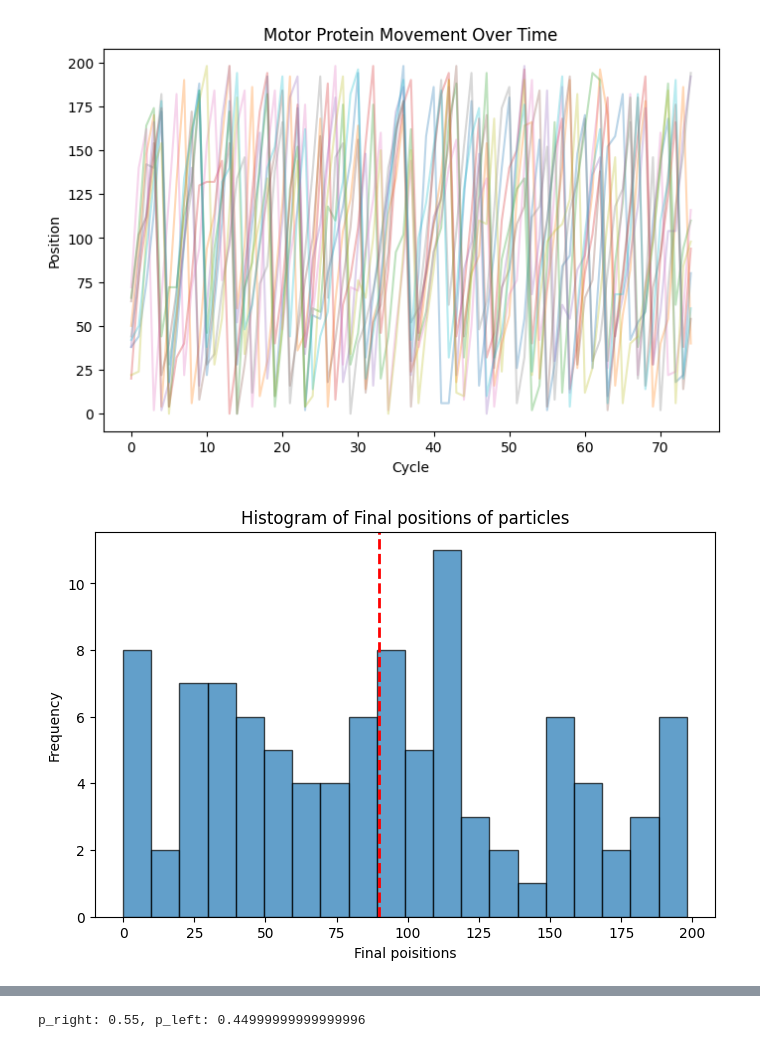
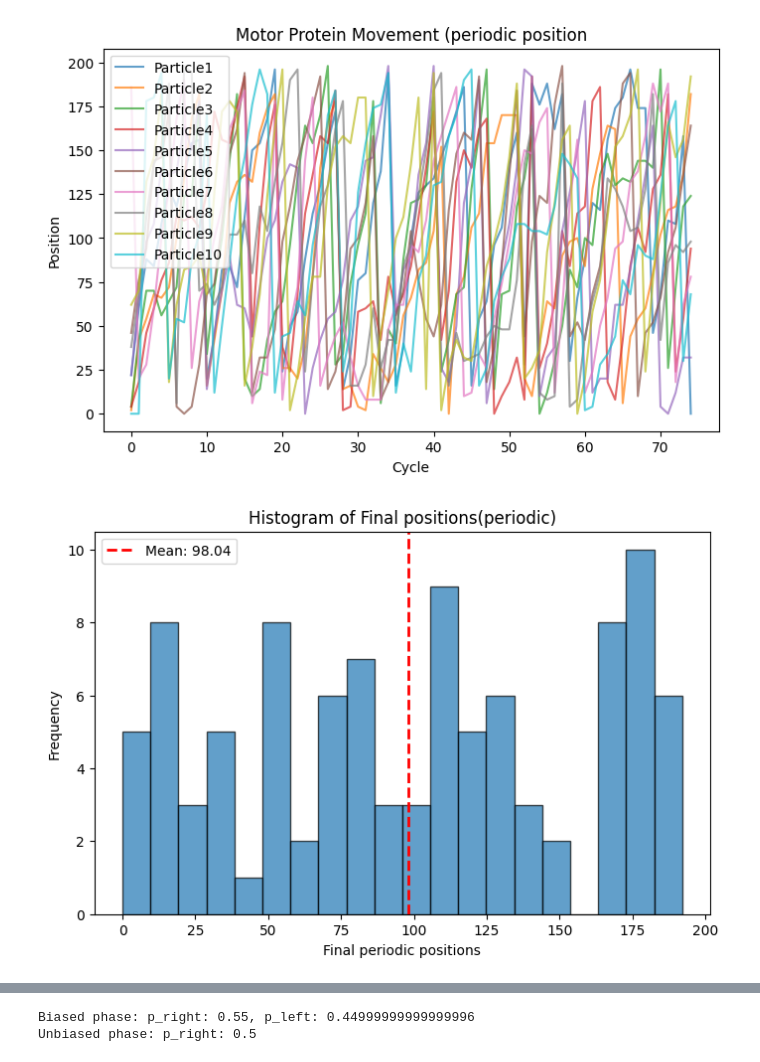
Before and after one commit to GaPaBaCa/Biofysikk-VitBet-GAS, a Jupyter notebook: 3_Random_walk_in_a_park.ipynb, the cells around one changed output, grey strips where cells are left out. Drawn from its saved outputs; the diff is of its cells as text; code cells hidden in the pictures.

```diff
--- a/3_Random_walk_in_a_park.ipynb
+++ b/3_Random_walk_in_a_park.ipynb
@@ -19,57 +19,72 @@ alpha = 0.1 #Bias in movement
 beta_k = 1000 #strength of potential
 
 #probability of moving right or left
-p_right = 0.55 #probability of moving right
-p_left = 1-p_right #probablity of moving left
+p_right_flat=0.5
+p_right_biased = 0.55 #probability of moving right
+p_left_biased = 1-p_right_biased #probablity of moving left
 
 #Initial position of particles
-X = np.zeros(Np, dtype=int) #this creates a size 3 array where all particles are at X= 0
+X = np.zeros(Np, dtype=int) #this creates an array where all particles are at X= 0
 absolute_X = np.zeros((Total_steps,Np), dtype=int) #Absolute position
 positions_over_time = np.zeros((num_cycles, Np), dtype=int) #array to store positions of particles over time
 
+temp_X = np.zeros(Np, dtype=int)
+
 #run simulation
 step = 0
-temp_X = np.zeros((Np), dtype=int)
 for cycle in range(num_cycles): #loops over the number of cycles=75
-    for i in range(one_cycle): #loops over the time period of one cycle = 400
+    for t in range(Tp): #loops over the time period of one cycle = 400
         random_values = np.random.rand(Np) #generates NP random values
-        move = np.where(random_values < p_right, 1, -1) #moves particles roght or left based on the condition
+        move = np.where(random_values < p_right_flat, 1, -1) #moves particles roght or left based on the condition
         X = (X+move)% total_positions #apply periodic boundary conditions
         temp_X+=move
         absolute_X[step,:] = temp_X #track absolute mpovement without boundary
         step+=1
+
+
+    for t in range(Tp):
+        random_values = np.random.rand(Np)
+        move = np.where(random_values < p_right_biased, 1, -1)
+        X = (X+move)% total_positions
+        temp_X+=move
+        absolute_X[step,:] = temp_X #track absolute mpovement without boundary
+        step+=1
+
     positions_over_time[cycle, :] =  X #stores positions of particles over time
-
 
 plt.figure(figsize=(8,5))
 for i in range(min(Np, 10)):
-    plt.plot(np.arange(num_cycles), positions_over_time[:, i], alpha=0.3)
+    plt.plot(np.arange(num_cycles), positions_over_time[:, i], alpha=0.7,label=f"Particle{i+1}")
 plt.xlabel("Cycle")
 plt.ylabel("Position")
-plt.title("Motor Protein Movement Over Time")
+plt.title("Motor Protein Movement (periodic position")
+plt.legend()
 plt.show()
 
 #plot histogram of final positions
 final_positions =  X
 plt.figure(figsize = (8,5))
 plt.hist(final_positions, bins=20, edgecolor='black', alpha=0.7)
 mean_position = np.mean(final_positions)
 plt.axvline(mean_position, color='red', linestyle = 'dashed', linewidth=2, label= f'Mean: {mean_position:.2f}')
-plt.xlabel("Final poisitions")
+plt.xlabel("Final periodic positions")
 plt.ylabel("Frequency")
-plt.title("Histogram of Final positions of particles")
+plt.title("Histogram of Final positions(periodic)")
+plt.legend()
 plt.show()
 
 
 plt.figure(figsize = (8,5))
 for i in range(min(Np, 10)):
     plt.plot(np.arange(Total_steps), absolute_X[:, i], label=f"Particle{i+1}")
 plt.xlabel("Time step")
 plt.ylabel("Absolute Position")
 plt.title("Motor Protein Movement Over Time(abs)")
 plt.legend()
 plt.show()
-print(f"p_right: {p_right}, p_left: {p_left}")
+
+print(f"Biased phase: p_right: {p_right_biased}, p_left: {p_left_biased}")
+print(f"Unbiased phase: p_right: {p_right_flat}")
 # %% [output]
-[figure, old version]
+[figure, new version]
-[figure, old version]
+[figure, new version]
@@ -77 +92,2 @@ print(f"p_right: {p_right}, p_left: {p_left}")
-p_right: 0.55, p_left: 0.44999999999999996
+Biased phase: p_right: 0.55, p_left: 0.44999999999999996
+Unbiased phase: p_right: 0.5
```
Also changed, not shown: parts of 1 cell of this notebook.
